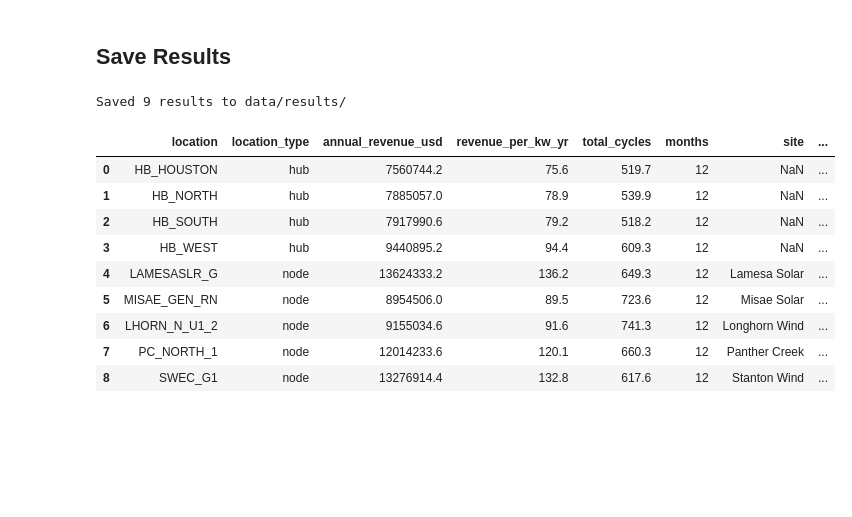
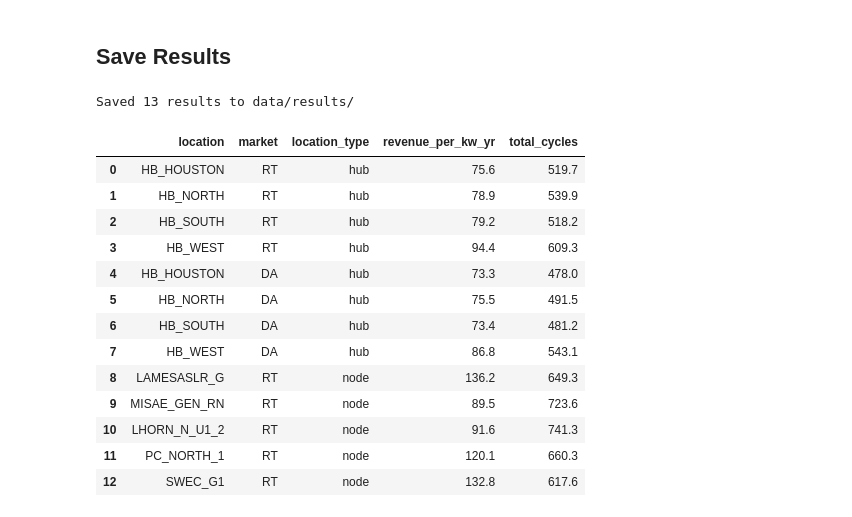
Before and after one commit to Divi-patel/BESS_modo, a Jupyter notebook: notebooks/04_backtest_colocation.ipynb, the cells around one changed output. Drawn from its saved outputs; the diff is of its cells as text; code cells hidden in the pictures; blank space fills up the shorter version.

```diff
--- a/notebooks/04_backtest_colocation.ipynb
+++ b/notebooks/04_backtest_colocation.ipynb
@@ -41,13 +41,13 @@ SOC_MAX = 0.95
 SOC_INIT = 0.50
 DT = 1.0
 
-# Sites
+# Sites — real ERCOT generation assets with resource node pricing
+# (SSPURT_WIND1 excluded: no LMP data available in GCS)
 SITES = {
     'lamesa_solar':           {'type': 'solar', 'mw': 102.0,  'node': 'LAMESASLR_G',   'hub': 'HB_WEST', 'label': 'Lamesa Solar'},
     'misae_solar':            {'type': 'solar', 'mw': 240.0,  'node': 'MISAE_GEN_RN',  'hub': 'HB_WEST', 'label': 'Misae Solar'},
     'longhorn_wind':          {'type': 'wind',  'mw': 200.0,  'node': 'LHORN_N_U1_2',  'hub': 'HB_WEST', 'label': 'Longhorn Wind'},
     'panther_creek_wind_i':   {'type': 'wind',  'mw': 142.5,  'node': 'PC_NORTH_1',    'hub': 'HB_WEST', 'label': 'Panther Creek'},
-    'spinning_spur_wind_iii': {'type': 'wind',  'mw': 194.0,  'node': 'SSPURT_WIND1',  'hub': 'HB_WEST', 'label': 'Spinning Spur III'},
     'stanton_wind_energy':    {'type': 'wind',  'mw': 120.0,  'node': 'SWEC_G1',       'hub': 'HB_WEST', 'label': 'Stanton Wind'},
 }
 
@@ -491,50 +648,66 @@ Cycles: 9.4
 # %%
 # Combine all results into a master summary
 all_results = []
 
-# Hub results
+# Hub RT results
 for hub, monthly in hub_results.items():
     total = monthly['revenue_usd'].sum()
     all_results.append({
-        'location': hub,
-        'location_type': 'hub',
+        'location': hub, 'location_type': 'hub', 'market': 'RT',
         'annual_revenue_usd': total,
         'revenue_per_kw_yr': total / (POWER_MW * 1000),
         'total_cycles': monthly['cycles'].sum(),
         'months': len(monthly),
     })
 
-# Node results
+# Hub DA results
+for hub, monthly in da_hub_results.items():
+    total = monthly['revenue_usd'].sum()
+    all_results.append({
+        'location': hub, 'location_type': 'hub', 'market': 'DA',
+        'annual_revenue_usd': total,
+        'revenue_per_kw_yr': total / (POWER_MW * 1000),
+        'total_cycles': monthly['cycles'].sum(),
+        'months': len(monthly),
+    })
+
+# Node RT results
 for slug, monthly in node_results.items():
     total = monthly['revenue_usd'].sum()
     info = SITES[slug]
     all_results.append({
-        'location': info['node'],
-        'location_type': 'node',
-        'site': info['label'],
-        'site_type': info['type'],
-        'site_mw': info['mw'],
+        'location': info['node'], 'location_type': 'node', 'market': 'RT',
+        'site': info['label'], 'site_type': info['type'], 'site_mw': info['mw'],
         'annual_revenue_usd': total,
         'revenue_per_kw_yr': total / (POWER_MW * 1000),
         'total_cycles': monthly['cycles'].sum(),
         'months': len(monthly),
     })
 
 summary_df = pd.DataFrame(all_results)
 summary_df.to_parquet(os.path.join(RESULTS_DIR, f'bess_backtest_summary_{BACKTEST_YEAR}.parquet'))
 summary_df.to_csv(os.path.join(RESULTS_DIR, f'bess_backtest_summary_{BACKTEST_YEAR}.csv'), index=False)
+
+# Save sensitivity results
+rte_sens.to_csv(os.path.join(RESULTS_DIR, 'sensitivity_rte.csv'), index=False)
+dur_sens.to_csv(os.path.join(RESULTS_DIR, 'sensitivity_duration.csv'), index=False)
+
 print(f'Saved {len(summary_df)} results to data/results/')
-summary_df.round(1)
+summary_df[['location', 'market', 'location_type', 'revenue_per_kw_yr', 'total_cycles']].round(1)
 # %% [output]
-Saved 9 results to data/results/
+Saved 13 results to data/results/
-|  | location | location_type | annual_revenue_usd | revenue_per_kw_yr | total_cycles | months | site | ... |
-| 0 | HB_HOUSTON | hub | 7560744.2 | 75.6 | 519.7 | 12 | NaN | ... |
-| 1 | HB_NORTH | hub | 7885057.0 | 78.9 | 539.9 | 12 | NaN | ... |
-| 2 | HB_SOUTH | hub | 7917990.6 | 79.2 | 518.2 | 12 | NaN | ... |
-| 3 | HB_WEST | hub | 9440895.2 | 94.4 | 609.3 | 12 | NaN | ... |
-| 4 | LAMESASLR_G | node | 13624333.2 | 136.2 | 649.3 | 12 | Lamesa Solar | ... |
-| 5 | MISAE_GEN_RN | node | 8954506.0 | 89.5 | 723.6 | 12 | Misae Solar | ... |
-| 6 | LHORN_N_U1_2 | node | 9155034.6 | 91.6 | 741.3 | 12 | Longhorn Wind | ... |
-| 7 | PC_NORTH_1 | node | 12014233.6 | 120.1 | 660.3 | 12 | Panther Creek | ... |
-| 8 | SWEC_G1 | node | 13276914.4 | 132.8 | 617.6 | 12 | Stanton Wind | ... |
+|  | location | market | location_type | revenue_per_kw_yr | total_cycles |
+| 0 | HB_HOUSTON | RT | hub | 75.6 | 519.7 |
+| 1 | HB_NORTH | RT | hub | 78.9 | 539.9 |
+| 2 | HB_SOUTH | RT | hub | 79.2 | 518.2 |
+| 3 | HB_WEST | RT | hub | 94.4 | 609.3 |
+| 4 | HB_HOUSTON | DA | hub | 73.3 | 478.0 |
+| 5 | HB_NORTH | DA | hub | 75.5 | 491.5 |
+| 6 | HB_SOUTH | DA | hub | 73.4 | 481.2 |
+| 7 | HB_WEST | DA | hub | 86.8 | 543.1 |
+| 8 | LAMESASLR_G | RT | node | 136.2 | 649.3 |
+| 9 | MISAE_GEN_RN | RT | node | 89.5 | 723.6 |
+| 10 | LHORN_N_U1_2 | RT | node | 91.6 | 741.3 |
+| 11 | PC_NORTH_1 | RT | node | 120.1 | 660.3 |
+| 12 | SWEC_G1 | RT | node | 132.8 | 617.6 |
 # %% [markdown]
```
Also changed, not shown: parts of 13 cells of this notebook, 13 other files.
